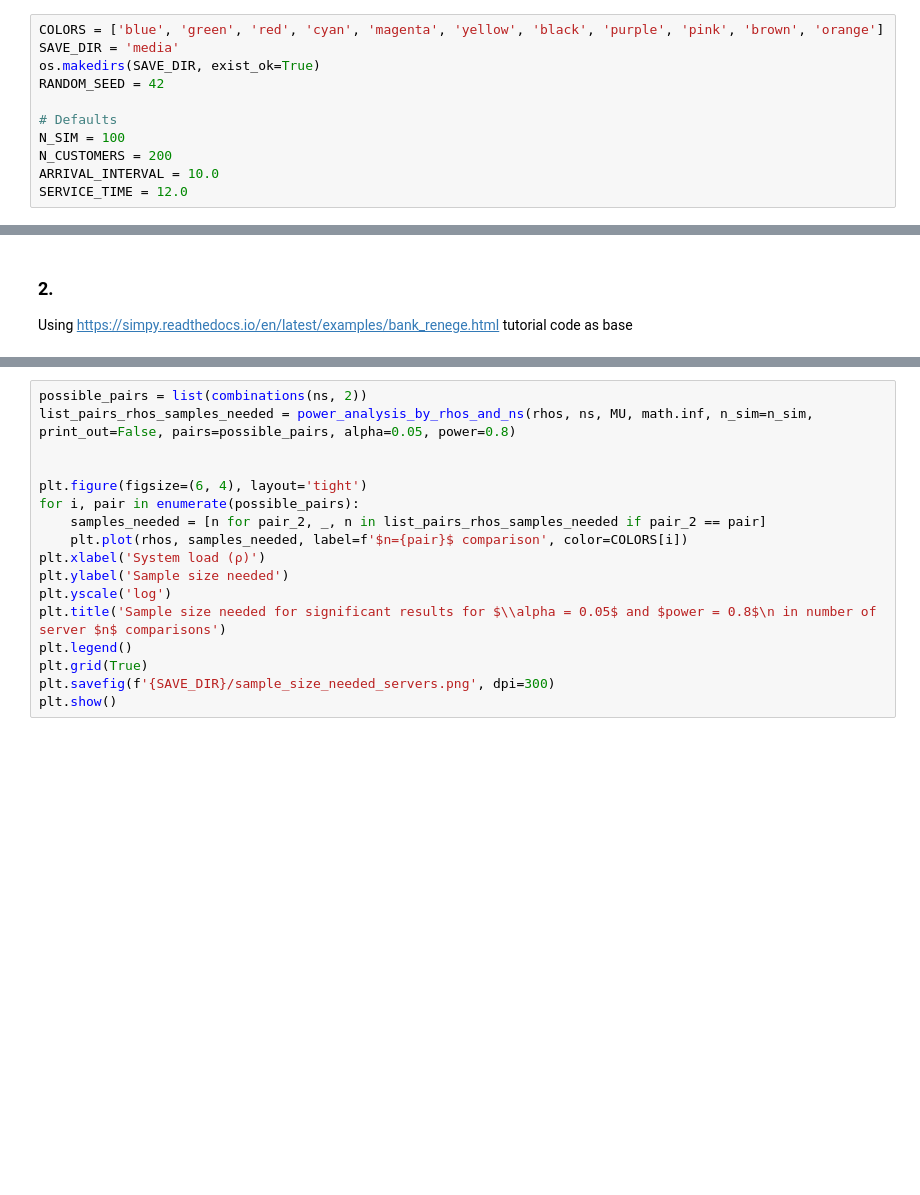
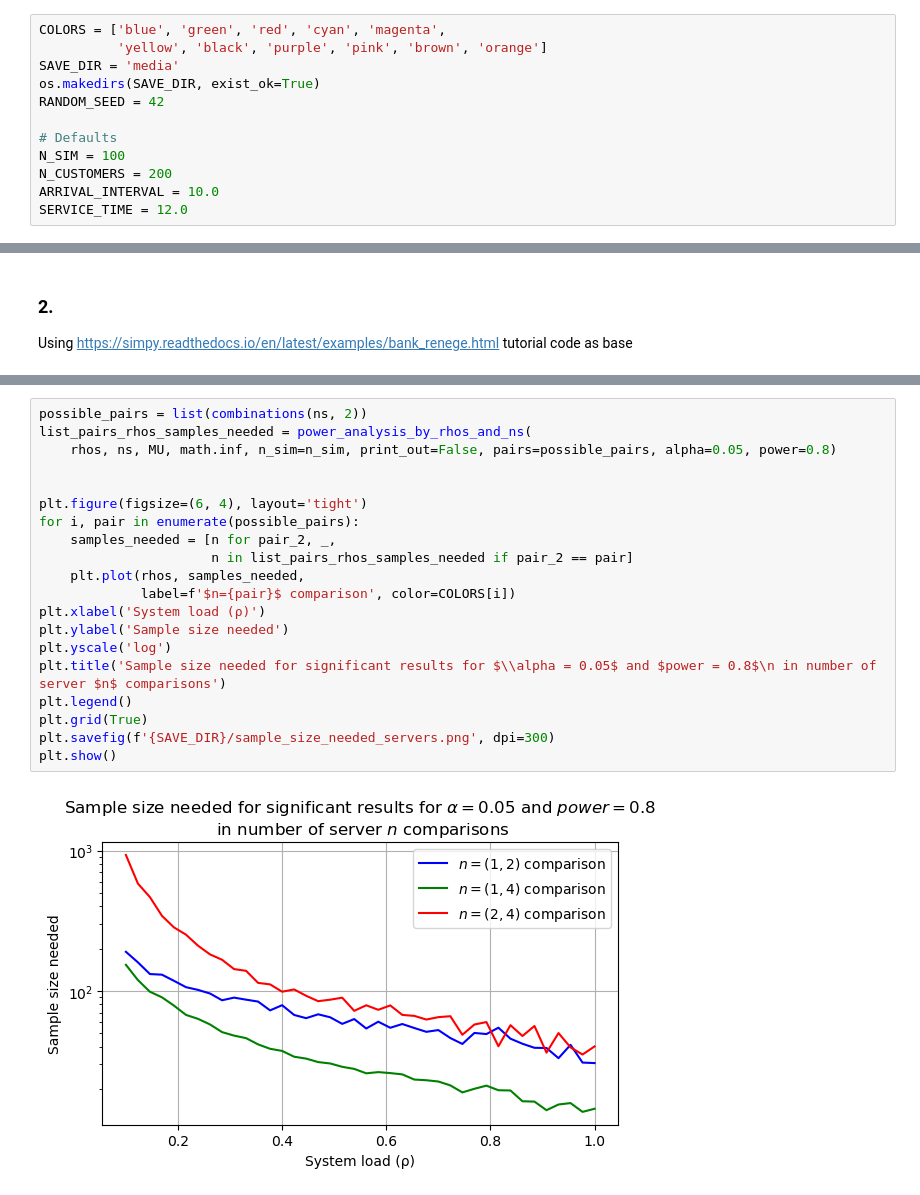
Before and after one commit to jonas4climate/ss-assignment-2, a Jupyter notebook: CalvinLaw_11306734_RaymondZhang_14865904_JonasSchaefer_14039982_2.ipynb, the cells around one changed output, grey strips where cells are left out. Drawn from its saved outputs; the diff is of its cells as text; blank space fills up the shorter version.

```diff
--- a/CalvinLaw_11306734_RaymondZhang_14865904_JonasSchaefer_14039982_2.ipynb
+++ b/CalvinLaw_11306734_RaymondZhang_14865904_JonasSchaefer_14039982_2.ipynb
@@ -14,7 +14,8 @@ from tqdm import tqdm
 from statsmodels.stats.power import TTestIndPower
 from itertools import combinations
 # %%
-COLORS = ['blue', 'green', 'red', 'cyan', 'magenta', 'yellow', 'black', 'purple', 'pink', 'brown', 'orange']
+COLORS = ['blue', 'green', 'red', 'cyan', 'magenta',
+          'yellow', 'black', 'purple', 'pink', 'brown', 'orange']
 SAVE_DIR = 'media'
 os.makedirs(SAVE_DIR, exist_ok=True)
 RANDOM_SEED = 42
@@ -326,20 +360,25 @@ plt.show()
 # %%
 possible_pairs = list(combinations(ns, 2))
-list_pairs_rhos_samples_needed = power_analysis_by_rhos_and_ns(rhos, ns, MU, math.inf, n_sim=n_sim, print_out=False, pairs=possible_pairs, alpha=0.05, power=0.8)
+list_pairs_rhos_samples_needed = power_analysis_by_rhos_and_ns(
+    rhos, ns, MU, math.inf, n_sim=n_sim, print_out=False, pairs=possible_pairs, alpha=0.05, power=0.8)
 
 
 plt.figure(figsize=(6, 4), layout='tight')
 for i, pair in enumerate(possible_pairs):
-    samples_needed = [n for pair_2, _, n in list_pairs_rhos_samples_needed if pair_2 == pair]
-    plt.plot(rhos, samples_needed, label=f'$n={pair}$ comparison', color=COLORS[i])
+    samples_needed = [n for pair_2, _,
+                      n in list_pairs_rhos_samples_needed if pair_2 == pair]
+    plt.plot(rhos, samples_needed,
+             label=f'$n={pair}$ comparison', color=COLORS[i])
 plt.xlabel('System load (ρ)')
 plt.ylabel('Sample size needed')
 plt.yscale('log')
 plt.title('Sample size needed for significant results for $\\alpha = 0.05$ and $power = 0.8$\n in number of server $n$ comparisons')
 plt.legend()
 plt.grid(True)
 plt.savefig(f'{SAVE_DIR}/sample_size_needed_servers.png', dpi=300)
 plt.show()
+# %% [output]
+[figure, added]
 # %%
 def plot_wait_times_and_mean_ci(ns, wait_times_data, avgs, stds, conf_intervals, title, ci=0.95):
     plt.figure(figsize=(8, 4), layout='tight')
```
Also changed, not shown: parts of 18 cells of this notebook.
